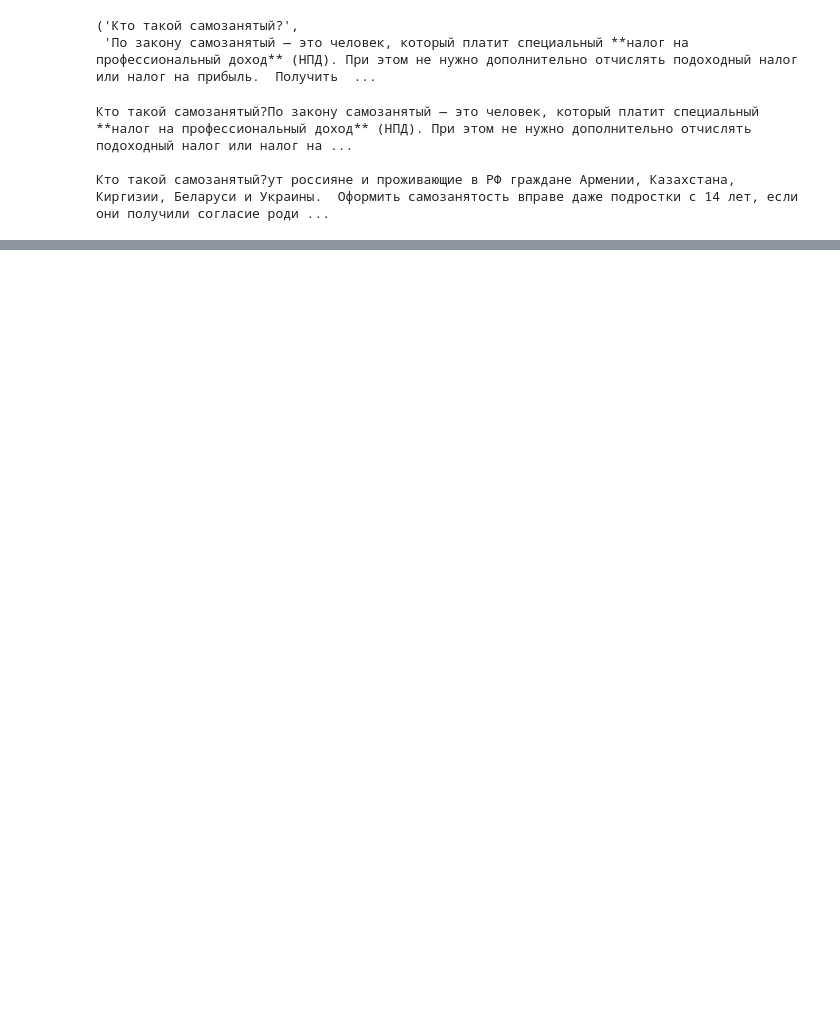
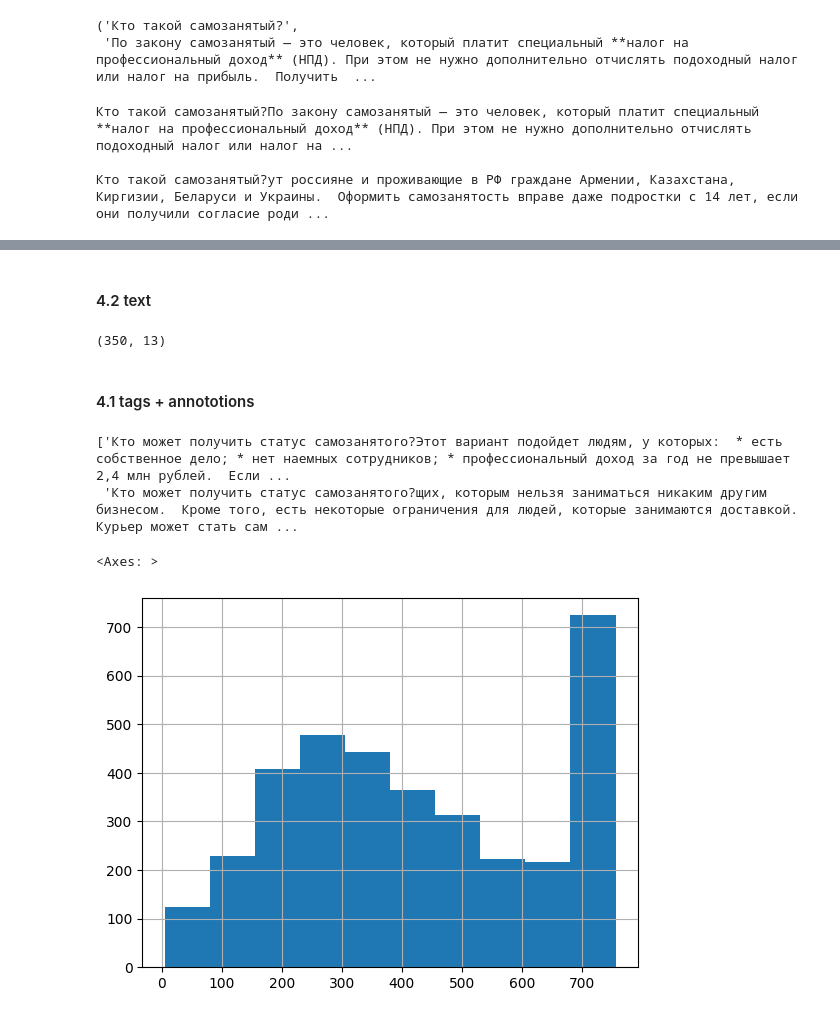
Before and after one commit to Dangennadevich/Raiff-LLM-Hack-2025, a Jupyter notebook: [dev]processing.ipynb, the cells around one changed output, grey strips where cells are left out. Cells and saved outputs as stored; diff of their text form; code cells hidden in the pictures; blank space fills up the shorter version.

```diff
--- a/[dev]processing.ipynb
+++ b/[dev]processing.ipynb
@@ -273,0 +406,6 @@ print(*example_chunk, sep='\n\n')
+# %%
+for ex in chunks_ta:
+    if len(ex) > 1:
+        break
+
+print(*ex, sep='\n')
@@ -273,0 +415,4 @@ print(*example_chunk, sep='\n\n')
+# %%
+data_cp['annotation_tags_chunk'] = chunks_ta
+
+data_cp.head()
@@ -273,0 +426,38 @@ print(*example_chunk, sep='\n\n')
+# %% [markdown]
+#### 4.2 text
+# %%
+# Собираем чанки
+chunks_t = list()
+
+for row in data_cp['text']:
+    doc_chunks = list()
+    for doc in row:
+        question, answer = doc[0], doc[1]
+        doc_chunks.append(chunkinizer(question=question, answer=answer, chunk_size=756))
+
+    chunks_t.append(doc_chunks)
+# %%
+# Количество объектов, количество документов в первом объекте
+len(chunks_t), len(chunks_t[0])
+# %% [output]
+(350, 13)
+# %% [markdown]
+#### 4.1 tags + annototions
+# %%
+chunks_t[0][3]
+# %% [output]
+['Кто может получить статус самозанятого?Этот вариант подойдет людям, у которых:  * есть собственное дело; * нет наемных сотрудников; * профессиональный доход за год не превышает 2,4 млн рублей.  Если ...
+ 'Кто может получить статус самозанятого?щих, которым нельзя заниматься никаким другим бизнесом.  Кроме того, есть некоторые ограничения для людей, которые занимаются доставкой. Курьер может стать сам ...
+# %%
+# Подберем chunk size - распределение длинны чанков
+len_chunks_t = []
+
+for ex in chunks_t:
+    for element in ex:
+        for string in element:
+            len_chunks_t.append(len(enc.encode(string)))
+
+pd.Series(len_chunks_t).hist()
+# %% [output]
+<Axes: >
+[figure, added]
```
Also changed, not shown: parts of 23 cells of this notebook.
